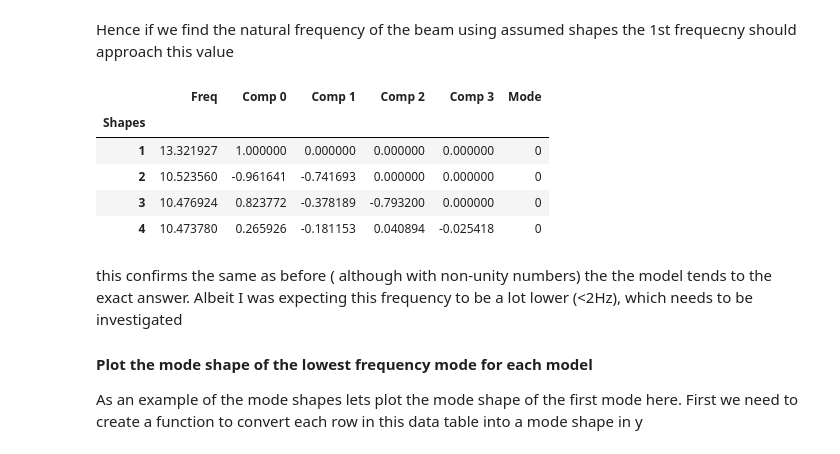
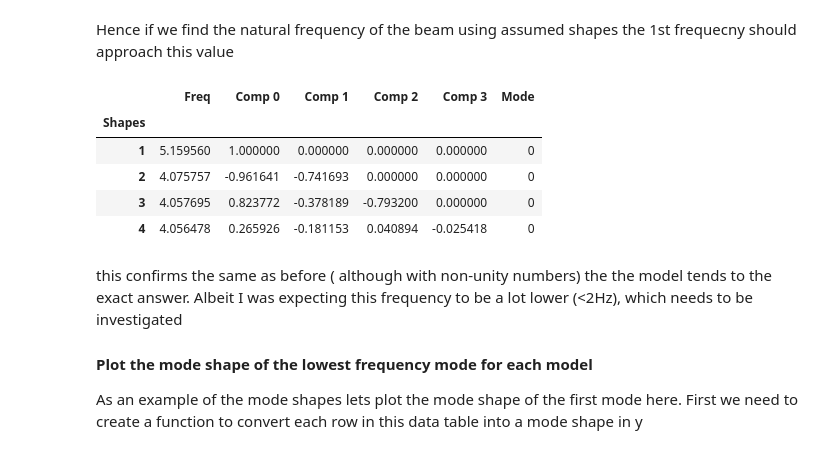
Before and after one commit to fh9g12/FwtModels, a Jupyter notebook: 3_AssumedShapesWtModelExample.ipynb, the cells around one changed output. Saved outputs shown, nothing was run; the diff lists cells and outputs as text; code cells hidden in the pictures.

```diff
--- a/3_AssumedShapesWtModelExample.ipynb
+++ b/3_AssumedShapesWtModelExample.ipynb
@@ -46,7 +46,7 @@ E = 190e9
 G = 74e9
 # %%
 # create an instance of the class holding all the properties for the FWT
-p = AssumedShape.FwtParameters(m_w = mu,
+p = AssumedShapes.FwtParameters(m_w = mu,
                         m_t = mu,
                         x_f = 0.25,
                         s_w = semiSpan*(1-ratioFwt),
@@ -95,38 +95,38 @@ Data = pd.DataFrame()
 for i in np.arange(0,len(q)):
     # define shape Functions
     z_w = sym.Rational(0,1)
     for j in np.arange(0,i+1):
         z_w = z_w + q[j]*y**(2+j)
 
     alpha_w = sym.Rational(0,1)
 
     # FWT is locked so is parrallel to the end of the main wing
     z_t = z_w.subs(y,p.s_w) + z_w.diff(y).subs(y,p.s_w)*y
     alpha_t = alpha_w.subs(y,p.s_w)
 
     # create the model
-    sModel = AssumedShape.SymbolicModel(q,z_w,alpha_w,z_t,alpha_t,p)
+    sModel = AssumedShapes.SymbolicModel(q,z_w,alpha_w,z_t,alpha_t,p)
     sModel.GenerateEoM()
 
     # create numeric Model
     nModel = sModel.createNumericInstance()
 
     # Get Eigen values and vectors
     df = nModel.FreeVibrationValsPd()
     df['Mode'] = df.index
     df['Shapes'] = i+1
     df = df.set_index('Shapes')
     Data = pd.concat([Data,df],axis =0)
 
 # Show only the first mode for each shape
 Data[Data['Mode']==0]
 # %% [output]
 |  | Freq | Comp 0 | Comp 1 | Comp 2 | Comp 3 | Mode |
 | Shapes |  |  |  |  |  |  |
-| 1 | 13.321927 | 1.000000 | 0.000000 | 0.000000 | 0.000000 | 0 |
-| 2 | 10.523560 | -0.961641 | -0.741693 | 0.000000 | 0.000000 | 0 |
-| 3 | 10.476924 | 0.823772 | -0.378189 | -0.793200 | 0.000000 | 0 |
-| 4 | 10.473780 | 0.265926 | -0.181153 | 0.040894 | -0.025418 | 0 |
+| 1 | 5.159560 | 1.000000 | 0.000000 | 0.000000 | 0.000000 | 0 |
+| 2 | 4.075757 | -0.961641 | -0.741693 | 0.000000 | 0.000000 | 0 |
+| 3 | 4.057695 | 0.823772 | -0.378189 | -0.793200 | 0.000000 | 0 |
+| 4 | 4.056478 | 0.265926 | -0.181153 | 0.040894 | -0.025418 | 0 |
 # %% [markdown]
 this confirms the same as before ( although with non-unity numbers) the the model tends to the exact answer. Albeit I was expecting this frequency to be a lot lower (<2Hz), which needs to be investigated
 
```
Also changed, not shown: parts of 13 cells of this notebook, 2 other files.
